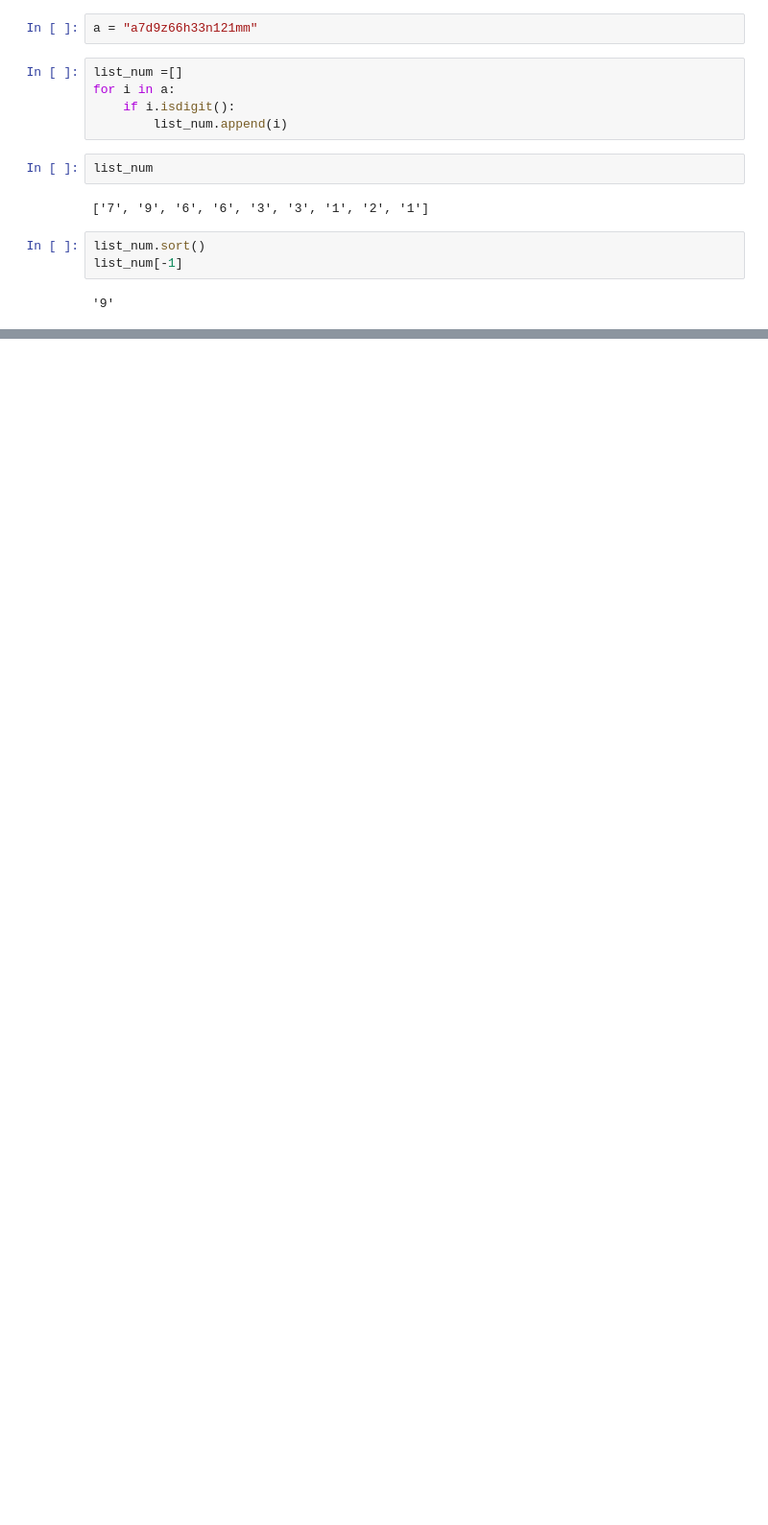
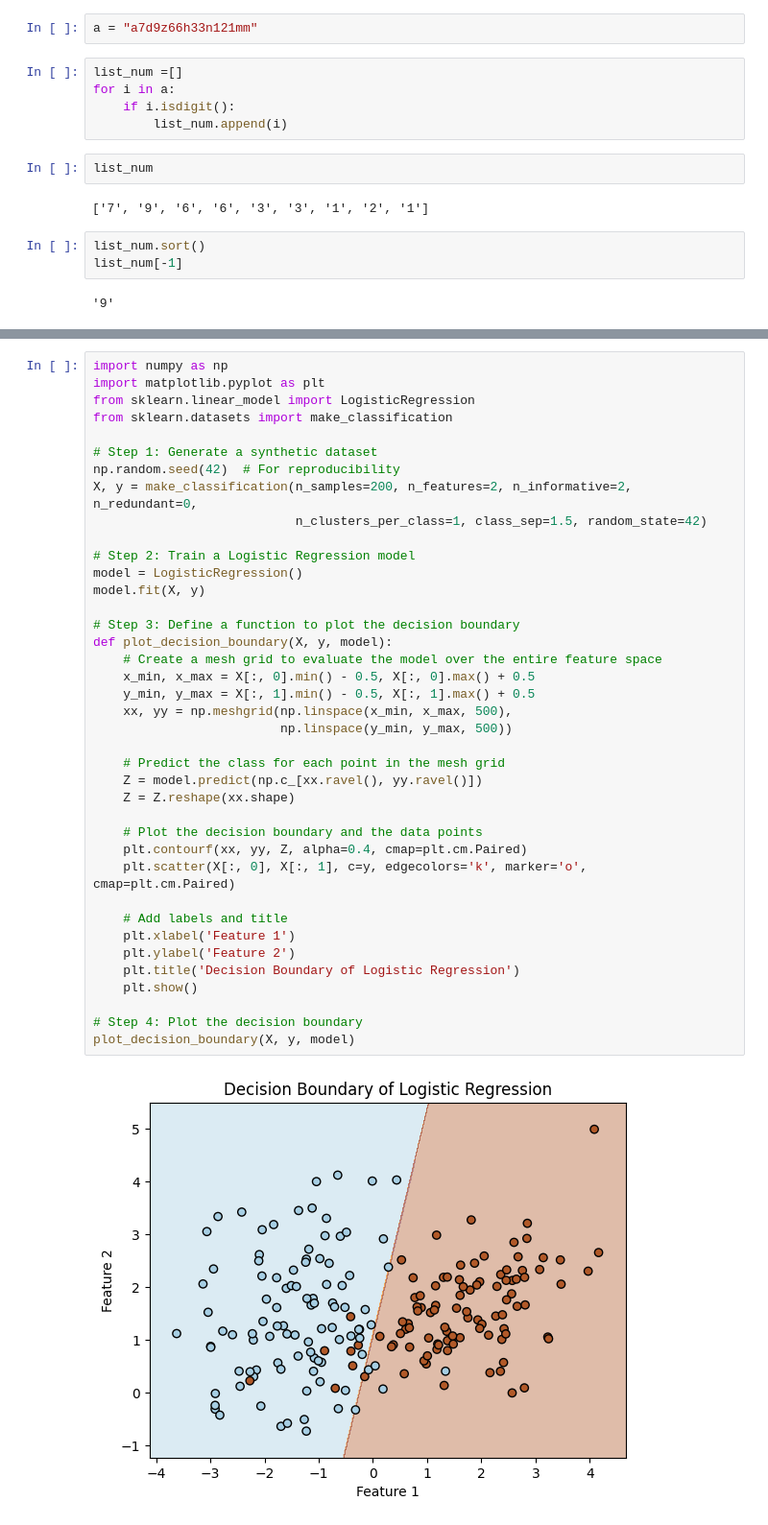
Before and after one commit to Drissdo185/VN_LAW_QA_SYSTEM, a Jupyter notebook: rag/test.ipynb, the cells around one changed output, grey strips where cells are left out. Shown at 96% size. Cells and saved outputs as stored; diff of their text form; blank space fills up the shorter version.

```diff
--- a/rag/test.ipynb
+++ b/rag/test.ipynb
@@ -96,0 +171,41 @@ list_num[-1]
+# %%
+import numpy as np
+import matplotlib.pyplot as plt
+from sklearn.linear_model import LogisticRegression
+from sklearn.datasets import make_classification
+
+# Step 1: Generate a synthetic dataset
+np.random.seed(42)  # For reproducibility
+X, y = make_classification(n_samples=200, n_features=2, n_informative=2, n_redundant=0,
+                           n_clusters_per_class=1, class_sep=1.5, random_state=42)
+
+# Step 2: Train a Logistic Regression model
+model = LogisticRegression()
+model.fit(X, y)
+
+# Step 3: Define a function to plot the decision boundary
+def plot_decision_boundary(X, y, model):
+    # Create a mesh grid to evaluate the model over the entire feature space
+    x_min, x_max = X[:, 0].min() - 0.5, X[:, 0].max() + 0.5
+    y_min, y_max = X[:, 1].min() - 0.5, X[:, 1].max() + 0.5
+    xx, yy = np.meshgrid(np.linspace(x_min, x_max, 500),
+                         np.linspace(y_min, y_max, 500))
+
+    # Predict the class for each point in the mesh grid
+    Z = model.predict(np.c_[xx.ravel(), yy.ravel()])
+    Z = Z.reshape(xx.shape)
+
+    # Plot the decision boundary and the data points
+    plt.contourf(xx, yy, Z, alpha=0.4, cmap=plt.cm.Paired)
+    plt.scatter(X[:, 0], X[:, 1], c=y, edgecolors='k', marker='o', cmap=plt.cm.Paired)
+
+    # Add labels and title
+    plt.xlabel('Feature 1')
+    plt.ylabel('Feature 2')
+    plt.title('Decision Boundary of Logistic Regression')
+    plt.show()
+
+# Step 4: Plot the decision boundary
+plot_decision_boundary(X, y, model)
+# %% [output]
+[figure, added]
```
Also changed, not shown: parts of 2 cells of this notebook, 3 other files.
